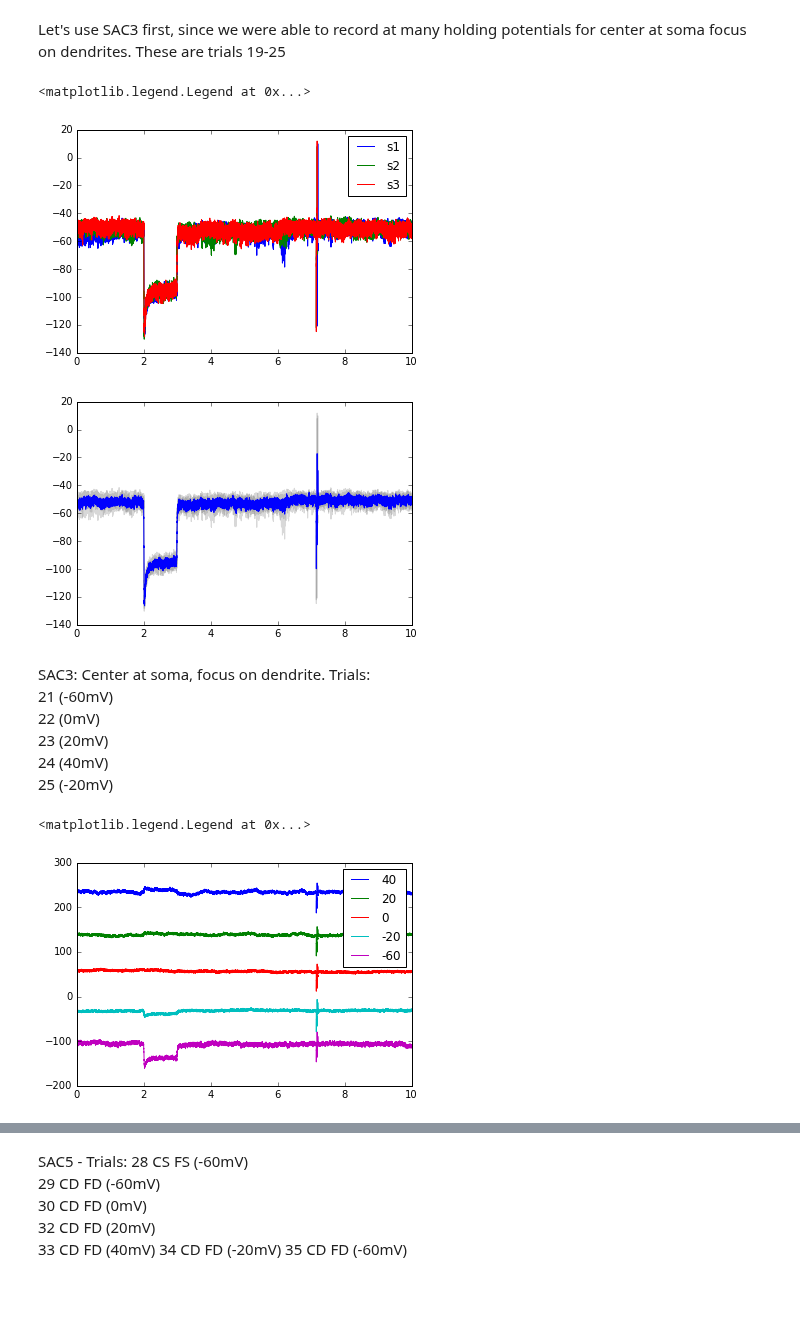
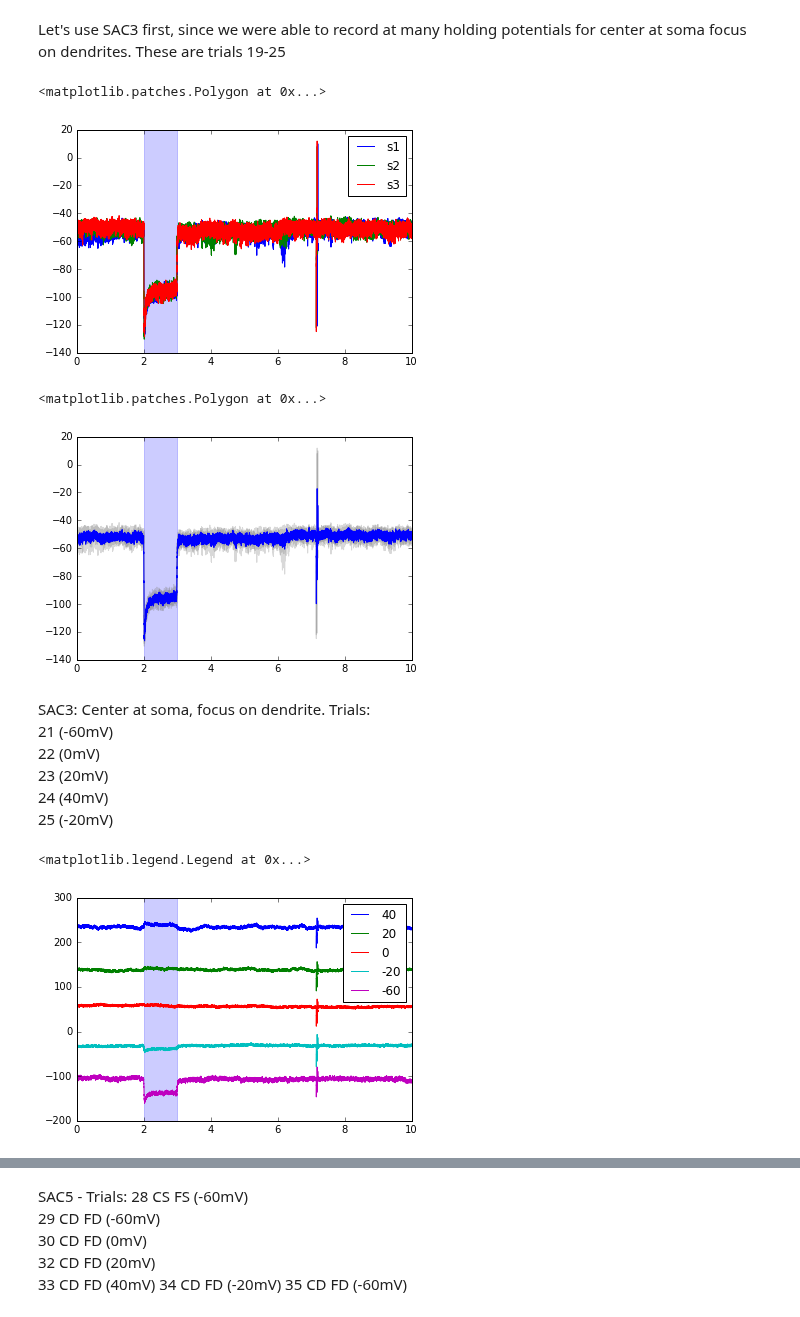
Before and after one commit to vdutell/ephysanalysis, a Jupyter notebook: vclamp.ipynb, the cells around one changed output, grey strips where cells are left out. Saved outputs shown, nothing was run; the diff lists cells and outputs as text; code cells hidden in the pictures.

```diff
--- a/vclamp.ipynb
+++ b/vclamp.ipynb
@@ -112,14 +98,21 @@ plotrawsweep(fname, mylabel = 's1', sn=0)
 plotrawsweep(fname, mylabel = 's2', sn=1)
 plotrawsweep(fname, mylabel = 's3', sn=2)
 plt.legend()
+
+##show limits of stimulation
+plt.axvspan(2.0, 3.0, alpha=0.2, color='blue')
 # %% [output]
-<matplotlib.legend.Legend at 0x...>
+<matplotlib.patches.Polygon at 0x...>
-[figure, old version]
+[figure, new version]
 # %%
 fig, ax = plt.subplots(1, 1)
 plotsweeps(fname, mylabel = 's1',rawbg=1, submean=0)
+
+##show limits of stimulation
+plt.axvspan(2.0, 3.0, alpha=0.2, color='blue')
 # %% [output]
+<matplotlib.patches.Polygon at 0x...>
-[figure, old version]
+[figure, new version]
 # %% [markdown]
 SAC3: Center at soma, focus on dendrite.
 Trials:
@@ -131,21 +124,26 @@ Trials:
 # %%
 sac3 = np.array([[24, 40],
                 [23, 20],
                 [22, 0],
                 [25, -20],
                 [21, -60]])
 
 fig = plt.figure()
 for t in range(len(sac3)): #[21,25,22, 23, 24]
     condition = '00' + str(sac3[t,0])
     fname = '../data/ChatCreChR2/' + date + '/' + datef2 + condition + '.abf'
     plotsweeps(fname, mylabel=str(sac3[t,1]), rawbg=0, submean=0)
 #plt.ylim([-300, 300])
+
+##show limits of stimulation
+plt.axvspan(2.0, 3.0, alpha=0.2, color='blue')
+
+
 fig.show()
 plt.legend()
 # %% [output]
 <matplotlib.legend.Legend at 0x...>
-[figure, old version]
+[figure, new version]
 # %%
 fig = plt.figure()
 for t in range(len(sac3)): #[21,25,22, 23, 24]:
```
Also changed, not shown: parts of 10 cells of this notebook.
